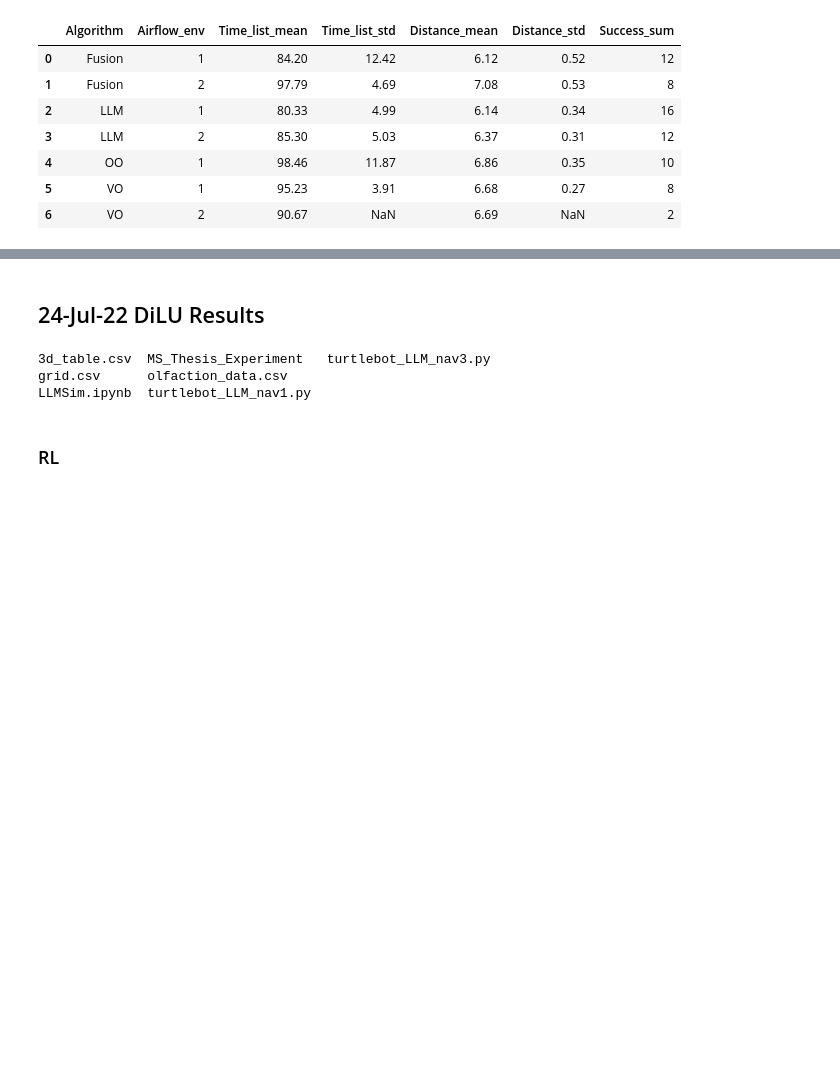
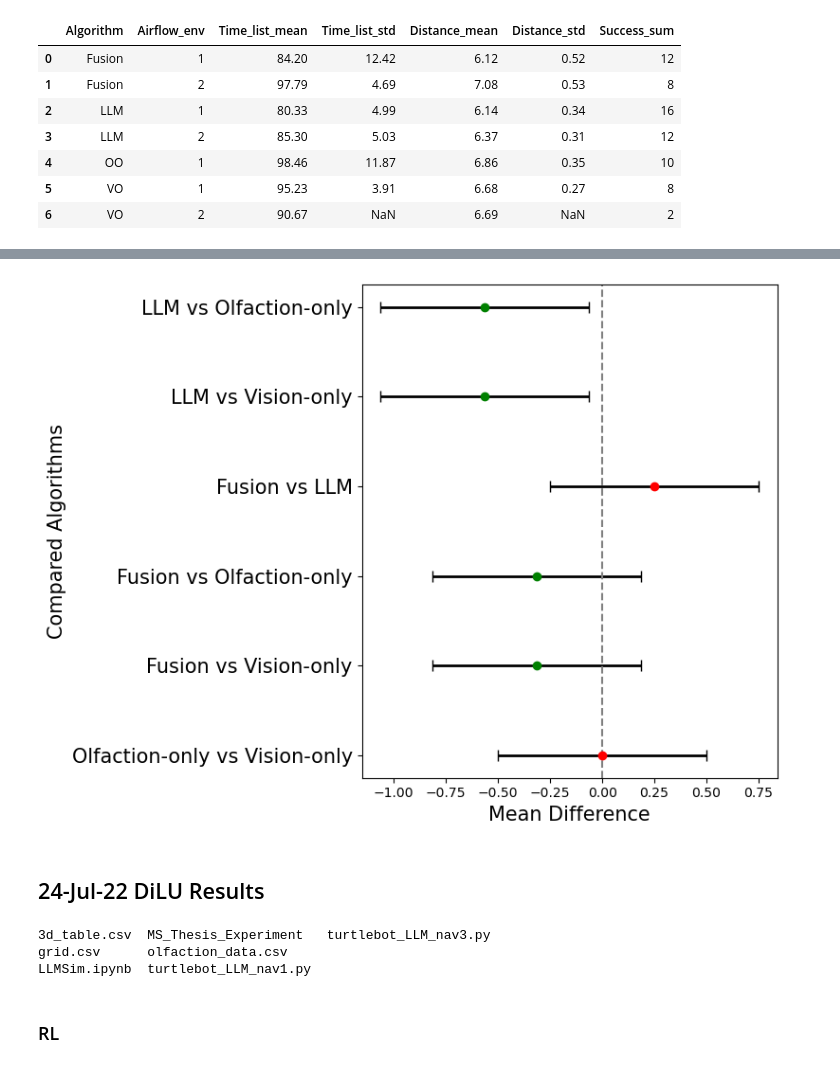
Before and after one commit to SunzidHassan/Research, a Jupyter notebook: 23-24_Automatic-Control-Lab/Projects/24_LLM/LLM.ipynb, the cells around one changed output, grey strips where cells are left out. Saved outputs shown, nothing was run; the diff lists cells and outputs as text; code cells hidden in the pictures; blank space fills up the shorter version.

```diff
--- a/23-24_Automatic-Control-Lab/Projects/24_LLM/LLM.ipynb
+++ b/23-24_Automatic-Control-Lab/Projects/24_LLM/LLM.ipynb
@@ -1567,17 +1789,19 @@ from statsmodels.stats.multicomp import pairwise_tukeyhsd
 anova_result = stats.f_oneway(
     Trials[Trials['Algorithm'] == 'LLM']['Success'],
     Trials[Trials['Algorithm'] == 'Fusion']['Success'],
-    Trials[Trials['Algorithm'] == 'VO']['Success'],
-    Trials[Trials['Algorithm'] == 'OO']['Success']
+    Trials[Trials['Algorithm'] == 'OO']['Success'],
+    Trials[Trials['Algorithm'] == 'VO']['Success']
 )
 
 # Step 2: If ANOVA is significant, perform pairwise comparisons (Tukey HSD)
 tukey = pairwise_tukeyhsd(endog=Trials['Success'], groups=Trials['Algorithm'], alpha=0.05)
 
-# Step 3: Display Tukey's results
-print(tukey)
+summary_df = pd.DataFrame(data=tukey.summary().data[1:], columns=tukey.summary().data[0])
 
-# Step 4: Create a summary table
-summary_df = pd.DataFrame(data=tukey.summary().data[1:], columns=tukey.summary().data[0])
-# print(summary_df)
+# Step 4: Reorder rows so that LLM starts in group1
+# We sort by group1 and group2 to ensure 'LLM' is prioritized in the comparisons
+summary_df_sorted = summary_df.sort_values(by=['group1', 'group2'], key=lambda x: x.replace('LLM', '0'))
+
+# Display the reordered results
+print(summary_df_sorted)
 # %% [output]
@@ -1624,0 +1815,2 @@ Fusion     VO  12.0104 0.0115   2.0251 21.9957   True
+# %%
+summary_df = summary_df_sorted
@@ -1625,3 +1827,44 @@ Fusion     VO  12.0104 0.0115   2.0251 21.9957   True
+# %%
+import matplotlib.pyplot as plt
+import numpy as np
+
+# Data from the table
+groups = ['LLM vs Olfaction-only', 'LLM vs Vision-only', 'Fusion vs LLM',
+          'Fusion vs Olfaction-only', 'Fusion vs Vision-only', 'Olfaction-only vs Vision-only']
+mean_diff = [summary_df.iloc[0,2], summary_df.iloc[1,2], summary_df.iloc[2,2], summary_df.iloc[3,2], summary_df.iloc[4,2], summary_df.iloc[5,2]]
+p_values = [summary_df.iloc[0,3], summary_df.iloc[1,3], summary_df.iloc[2,3], summary_df.iloc[3,3], summary_df.iloc[4,3], summary_df.iloc[5,3]]
+reject_h0 = [summary_df.iloc[0,6], summary_df.iloc[1,6], summary_df.iloc[2,6], summary_df.iloc[3,6], summary_df.iloc[4,6], summary_df.iloc[5,6]]
+
+# Define colors for rejected and non-rejected hypotheses
+colors = ['red' if not r else 'green' for r in reject_h0]
+
+# Create a figure
+fig, ax = plt.subplots(figsize=(8, 6))
+
+# Plot each mean difference with corresponding color
+y_pos = np.arange(len(groups))
+for i in range(len(groups)):
+    ax.errorbar(mean_diff[i], y_pos[i], xerr=0.5, fmt='o', color=colors[i], ecolor='black', elinewidth=2, capsize=4)
+
+# Add the group names to the y-axis
+ax.set_yticks(y_pos)
+ax.set_yticklabels(groups, fontsize=15)
+
+# Label the axes
+ax.set_xlabel('Mean Difference', fontsize=15)
+ax.set_ylabel('Compared Algorithms', fontsize=15)
+# ax.set_title('Forest Plot of Mean Differences')
+
+# Add a vertical line at 0 for reference
+ax.axvline(x=0, color='gray', linestyle='--')
+
+
+# Show the plot
+plt.gca().invert_yaxis()  # Invert y-axis to match the table's order
+plt.tight_layout()
+plt.show()
+# %% [output]
+[figure, added]
 # %% [markdown]
 ## 24-Jul-22 DiLU Results
 # %%
```
Also changed, not shown: parts of 23 cells of this notebook, 20 other files.
